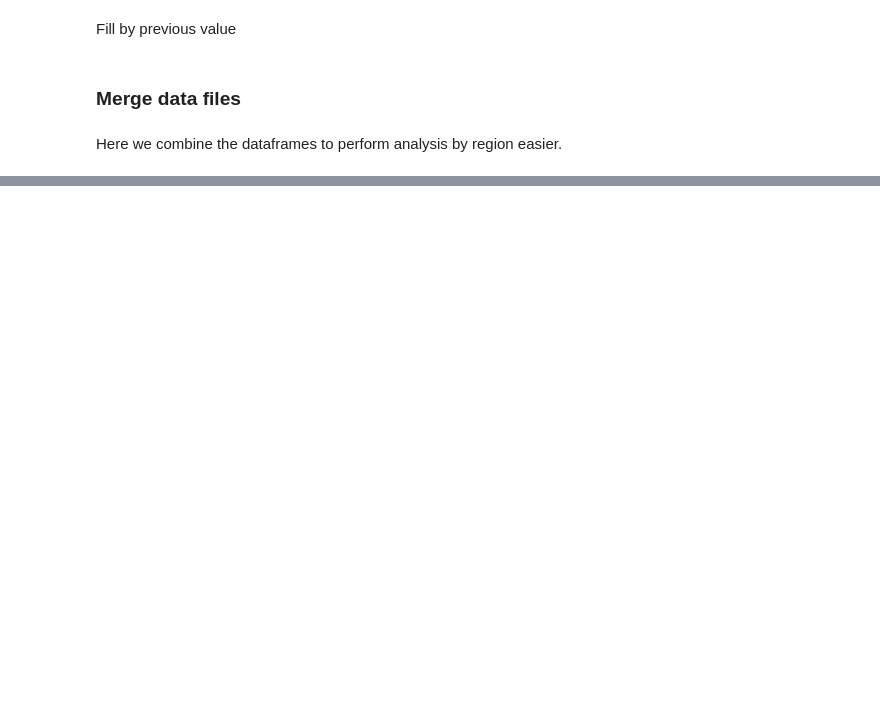
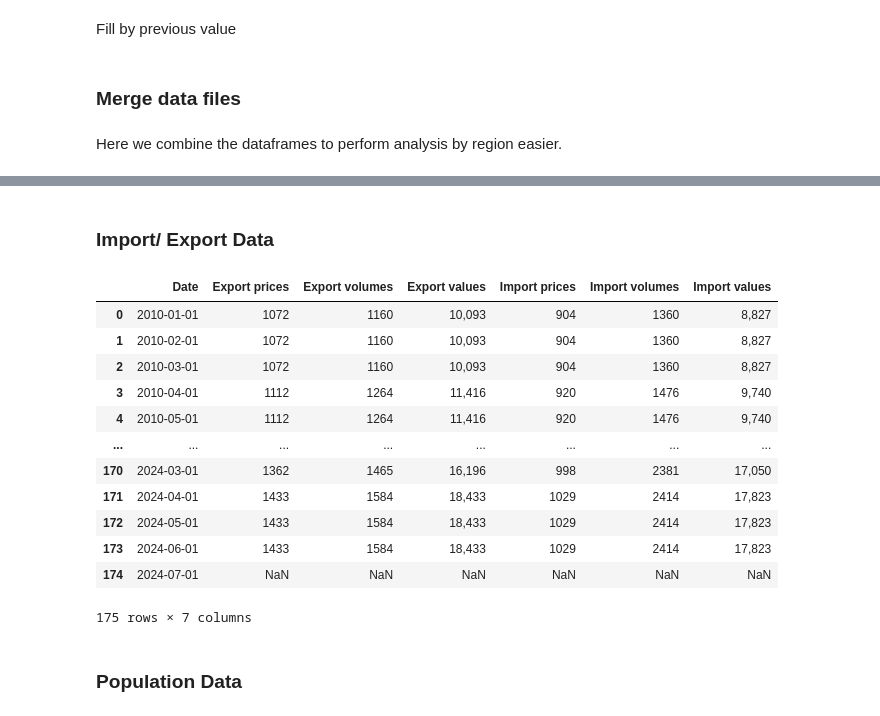
Before and after one commit to TheVeryCoolJackson/COMPSCI760-Electricity-Timeseries, a Jupyter notebook: AnalysisAndPreprocessing/Weather-Electricity-Preprocessing.ipynb, the cells around one changed output, grey strips where cells are left out. Drawn from its saved outputs; the diff is of its cells as text; code cells hidden in the pictures; blank space fills up the shorter version.

Commit message:
Update Preprocessing code and files to include import/ export as well as regional population estimates

```diff
--- a/AnalysisAndPreprocessing/Weather-Electricity-Preprocessing.ipynb
+++ b/AnalysisAndPreprocessing/Weather-Electricity-Preprocessing.ipynb
@@ -173,0 +181,43 @@ def lasso_feature_selection(X, y, alpha):
+# %% [markdown]
+### Import/ Export Data
+# %%
+imex = pd.read_csv('../ExternalData/hm8.csv')
+imex.drop(index=range(0,4), inplace=True)                       # Remove first 4 rows (meta data of columns)
+
+imex.rename(columns={'Unnamed: 0': 'Date'}, inplace=True)       # Rename the column to Date
+# %%
+# select the columns that are needed and ignore irrelevant columns
+valid_columns = ['Date', 'Export prices', 'Export volumes', 'Export values', 'Import prices', 'Import volumes', 'Import values']
+imex = imex[valid_columns]
+
+# Select relevant rows and ignore irrelevant rows
+valid_rows = range(83, max(imex.index)+1)
+imex = imex.loc[valid_rows]
+
+
+imex['Date'] = pd.to_datetime(imex['Date'], format='%b %Y')     # Convert the Date column to datetime format
+imex['Date'] = imex['Date'] + pd.DateOffset(months=1)        # Offset the date by 1 month to match the electricity data
+
+imex.set_index('Date', inplace=True, drop=True)                # Set the Date column as the index
+imex = imex.resample('ME').bfill()                            # Resample the data to monthly and backfill the missing values
+imex.reset_index(inplace=True)
+
+imex['Date'] = imex['Date'] - pd.offsets.MonthBegin(1)
+
+imex
+# %% [output]
+|  | Date | Export prices | Export volumes | Export values | Import prices | Import volumes | Import values |
+| 0 | 2010-01-01 | 1072 | 1160 | 10,093 | 904 | 1360 | 8,827 |
+| 1 | 2010-02-01 | 1072 | 1160 | 10,093 | 904 | 1360 | 8,827 |
+| 2 | 2010-03-01 | 1072 | 1160 | 10,093 | 904 | 1360 | 8,827 |
+| 3 | 2010-04-01 | 1112 | 1264 | 11,416 | 920 | 1476 | 9,740 |
+| 4 | 2010-05-01 | 1112 | 1264 | 11,416 | 920 | 1476 | 9,740 |
+| ... | ... | ... | ... | ... | ... | ... | ... |
+| 170 | 2024-03-01 | 1362 | 1465 | 16,196 | 998 | 2381 | 17,050 |
+| 171 | 2024-04-01 | 1433 | 1584 | 18,433 | 1029 | 2414 | 17,823 |
+| 172 | 2024-05-01 | 1433 | 1584 | 18,433 | 1029 | 2414 | 17,823 |
+| 173 | 2024-06-01 | 1433 | 1584 | 18,433 | 1029 | 2414 | 17,823 |
+| 174 | 2024-07-01 | NaN | NaN | NaN | NaN | NaN | NaN |
+175 rows × 7 columns
+# %% [markdown]
+### Population Data
```
Also changed, not shown: parts of 18 cells of this notebook, 14 other files.
